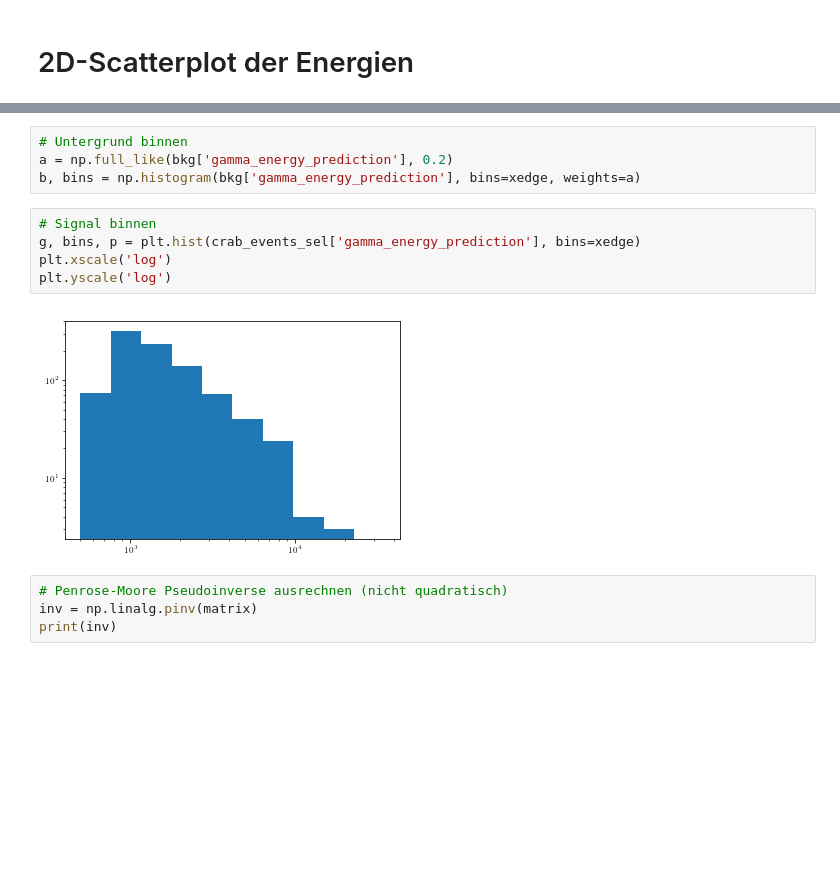
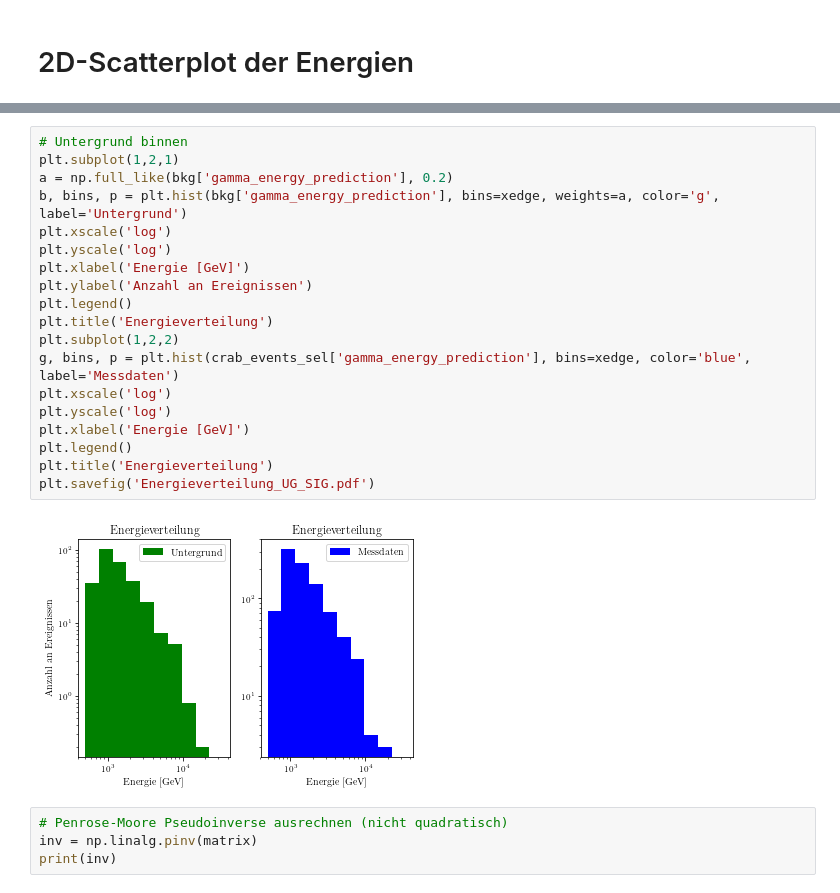
Before and after one commit to Ninilini/FP_Teilchen, a Jupyter notebook: FACT/plots/data_reading.ipynb, the cells around one changed output, grey strips where cells are left out. Saved outputs shown, nothing was run; the diff lists cells and outputs as text; blank space fills up the shorter version.

```diff
--- a/FACT/plots/data_reading.ipynb
+++ b/FACT/plots/data_reading.ipynb
@@ -150,14 +154,24 @@ plt.matshow(matrix)
-# %%
-# Untergrund binnen
-a = np.full_like(bkg['gamma_energy_prediction'], 0.2)
-b, bins = np.histogram(bkg['gamma_energy_prediction'], bins=xedge, weights=a)
-# %%
-# Signal binnen
-g, bins, p = plt.hist(crab_events_sel['gamma_energy_prediction'], bins=xedge)
-plt.xscale('log')
-plt.yscale('log')
-# %% [output]
-[figure, removed]
+# %%
+# Untergrund binnen
+plt.subplot(1,2,1)
+a = np.full_like(bkg['gamma_energy_prediction'], 0.2)
+b, bins, p = plt.hist(bkg['gamma_energy_prediction'], bins=xedge, weights=a, color='g', label='Untergrund')
+plt.xscale('log')
+plt.yscale('log')
+plt.xlabel('Energie [GeV]')
+plt.ylabel('Anzahl an Ereignissen')
+plt.legend()
+plt.title('Energieverteilung')
+plt.subplot(1,2,2)
+g, bins, p = plt.hist(crab_events_sel['gamma_energy_prediction'], bins=xedge, color='blue', label='Messdaten')
+plt.xscale('log')
+plt.yscale('log')
+plt.xlabel('Energie [GeV]')
+plt.legend()
+plt.title('Energieverteilung')
+plt.savefig('Energieverteilung_UG_SIG.pdf')
+# %% [output]
+[figure, added]
 # %%
 # Penrose-Moore Pseudoinverse ausrechnen (nicht quadratisch)
 inv = np.linalg.pinv(matrix)
```
Also changed, not shown: parts of 4 cells of this notebook, 4 other files.
